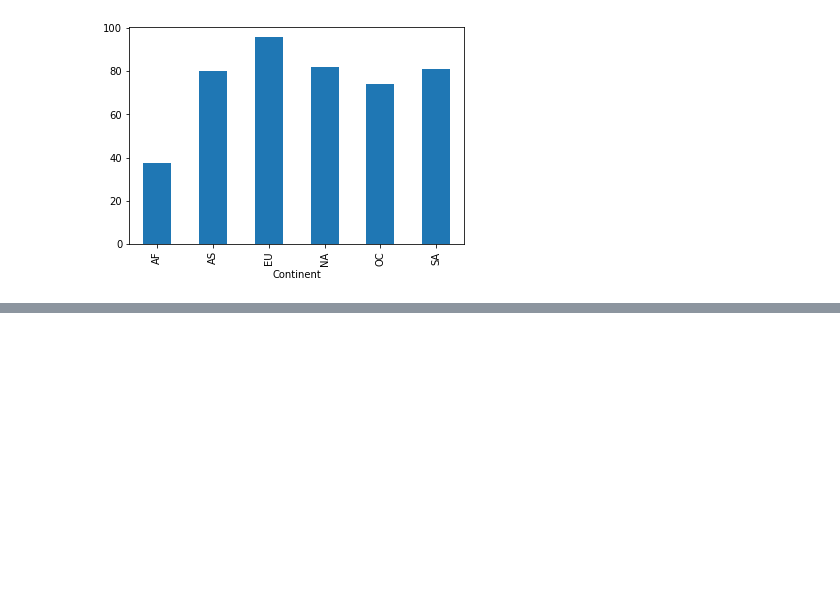
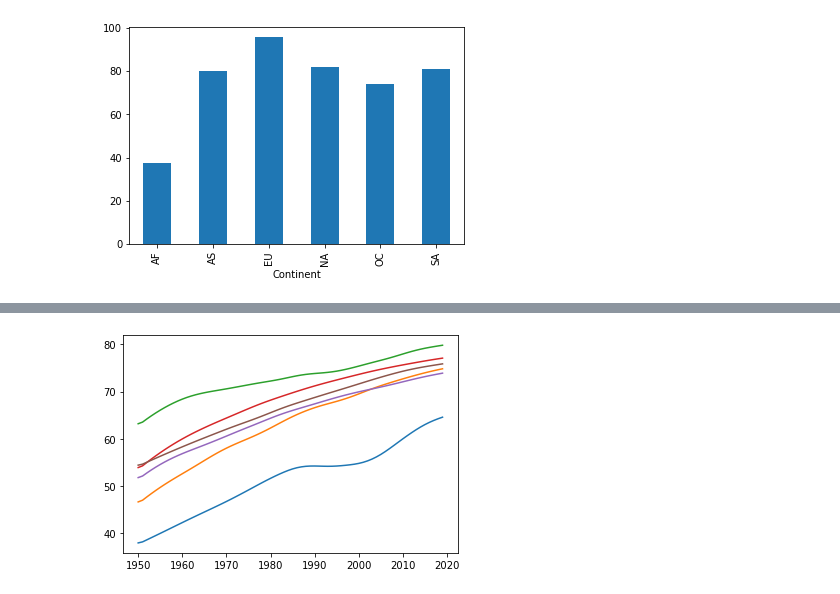
Before and after one commit to saiyidmkazmi/Project1-LifeExpectancy-, a Jupyter notebook: main.ipynb, the cells around one changed output, grey strips where cells are left out. Saved outputs shown, nothing was run; the diff lists cells and outputs as text; code cells hidden in the pictures; blank space fills up the shorter version.

```diff
--- a/main.ipynb
+++ b/main.ipynb
@@ -314,0 +325,4 @@ final_df.groupby(["Continent"])["Population using at least basic sanitization se
+# %%
+## Create series groupby of average life expectancy per year per continent
+avg_lifeExp_per_country_per_year = final_df.groupby(["Continent", "Period"])["Life Expectancy"].mean()
+avg_lifeExp_per_country_per_year
@@ -314,0 +343,4 @@ final_df.groupby(["Continent"])["Population using at least basic sanitization se
+# %%
+## Turn that series into a dataframe and reset the index
+group_df = avg_lifeExp_per_country_per_year.to_frame().reset_index()
+group_df
@@ -314,0 +361,19 @@ final_df.groupby(["Continent"])["Population using at least basic sanitization se
+# %%
+## Pull individual continent data into their own dataframes for graphing
+af = group_df.loc[group_df["Continent"] == "AF"]
+asia = group_df.loc[group_df["Continent"] == "AS"]
+eu = group_df.loc[group_df["Continent"] == "EU"]
+na = group_df.loc[group_df["Continent"] == "NA"]
+oc = group_df.loc[group_df["Continent"] == "OC"]
+sa = group_df.loc[group_df["Continent"] == "SA"]
+# %%
+## PLot the data
+plt.plot( af["Period"], af["Life Expectancy"])
+plt.plot( asia["Period"], asia["Life Expectancy"])
+plt.plot( eu["Period"], eu["Life Expectancy"])
+plt.plot( na["Period"], na["Life Expectancy"])
+plt.plot( oc["Period"], oc["Life Expectancy"])
+plt.plot( sa["Period"], sa["Life Expectancy"])
+plt.show()
+# %% [output]
+[figure, added]
```
Also changed, not shown: parts of 4 cells of this notebook.
